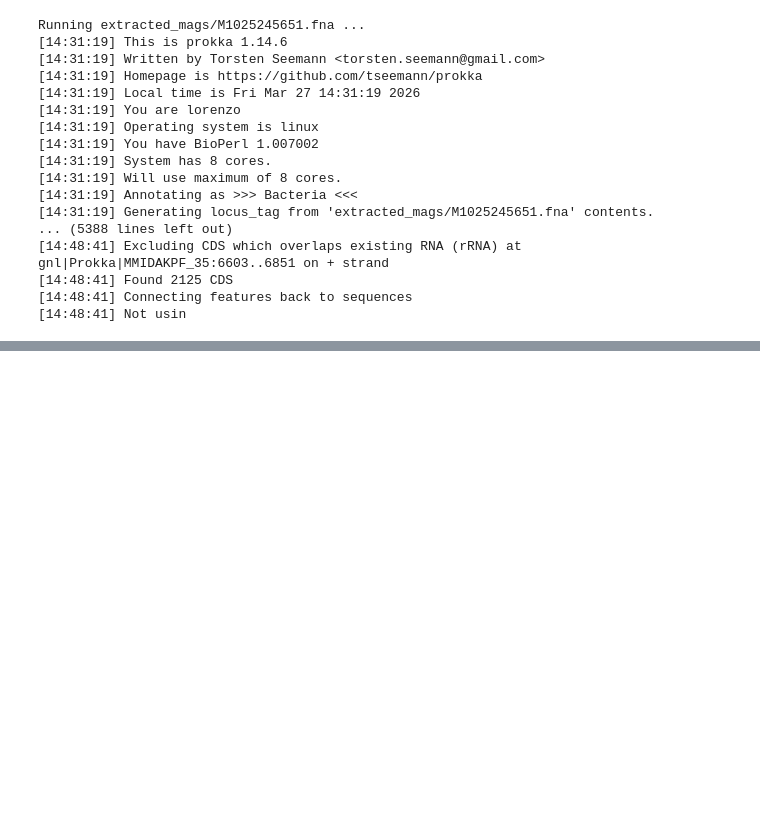
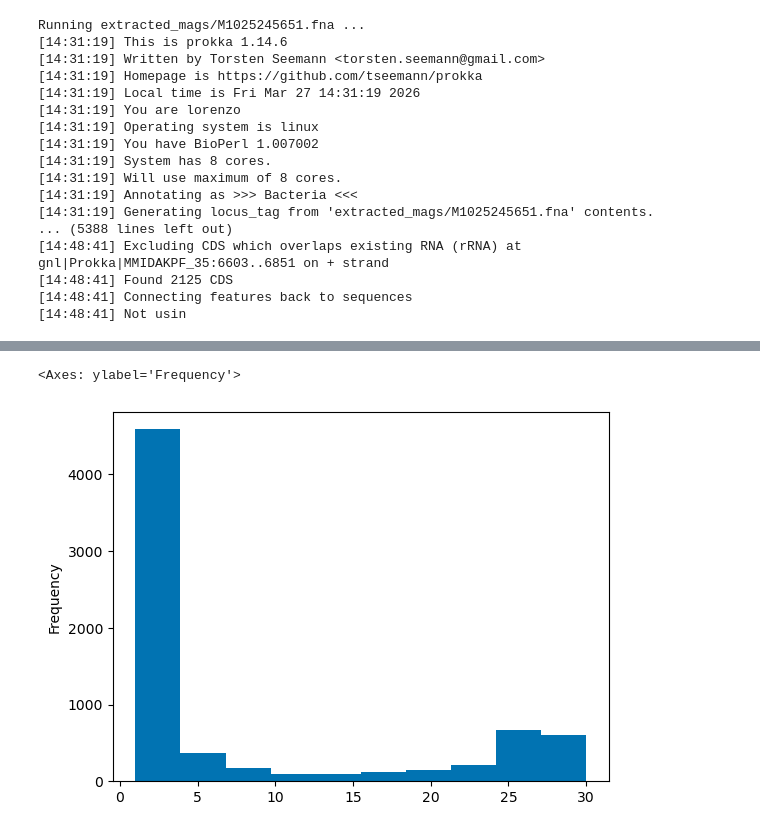
Before and after one commit to GentleHoney/Genomics_Project, a Jupyter notebook: proj_tmp.ipynb, the cells around one changed output, grey strips where cells are left out. Cells and saved outputs as stored; diff of their text form; code cells hidden in the pictures; blank space fills up the shorter version.

```diff
--- a/proj_tmp.ipynb
+++ b/proj_tmp.ipynb
@@ -295,0 +394,7 @@ CDS_stats.loc[CDS_stats['product']=='hypothetical protein'].groupby(['bin_ID'])[
+# %%
+roary_stats = pd.read_csv(project_dir+"/roary_output/gene_presence_absence.csv")
+
+roary_stats.set_index('Gene',inplace=True)
+roary_matrix=roary_stats.iloc[:,13:]
+roary_matrix.replace(np.nan,0,inplace=True)
+roary_matrix.replace({'.'},1,regex=True,inplace=True)
@@ -295,0 +418,5 @@ CDS_stats.loc[CDS_stats['product']=='hypothetical protein'].groupby(['bin_ID'])[
+# %%
+roary_stats['No. isolates'].plot.hist()
+# %% [output]
+<Axes: ylabel='Frequency'>
+[figure, added]
```
Also changed, not shown: parts of 13 cells of this notebook, 17 other files.
